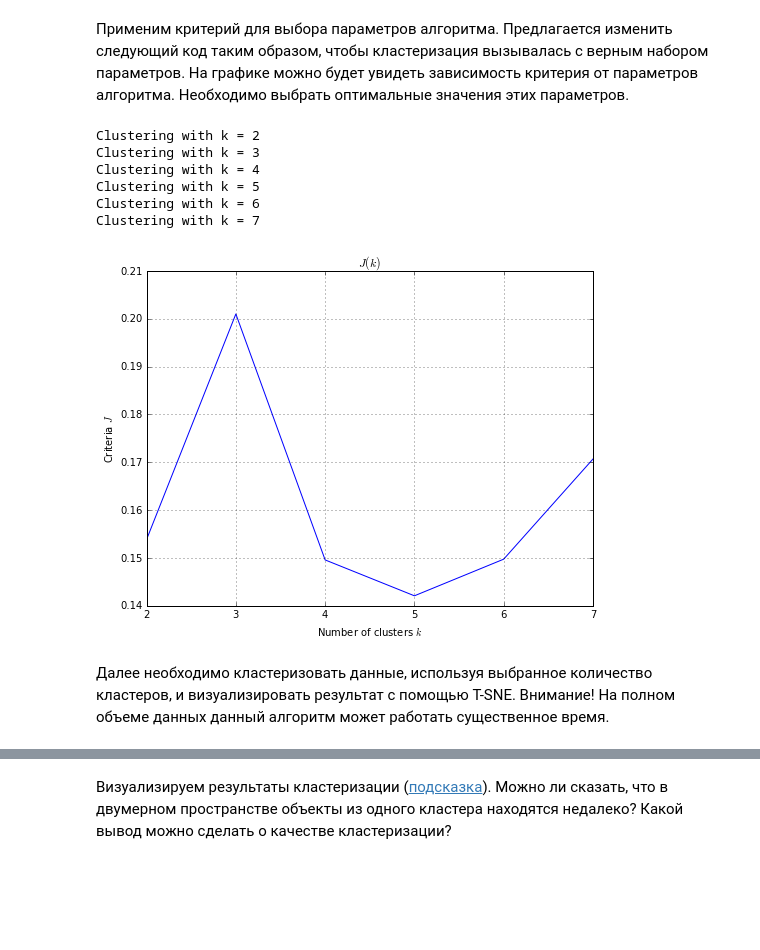
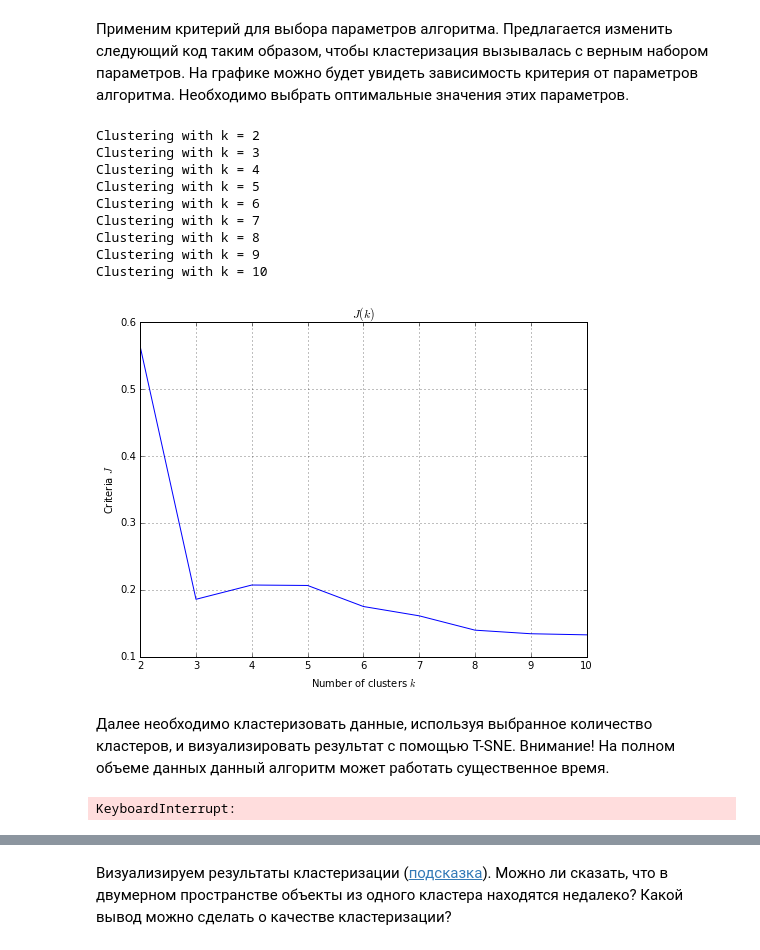
Before and after one commit to ekrivenkov/technosphere_data_mining, a Jupyter notebook: homework-3-krivenkov-egor.ipynb, the cells around one changed output, grey strips where cells are left out. Saved outputs shown, nothing was run; the diff lists cells and outputs as text; code cells hidden in the pictures; blank space fills up the shorter version.

```diff
--- a/homework-3-krivenkov-egor.ipynb
+++ b/homework-3-krivenkov-egor.ipynb
@@ -121,8 +121,8 @@ class Clustering:
                 self.cluster_dist[ind, clusters[i].ind] = self.dist(data, clusters[i].data)
                 self.cluster_dist[clusters[i].ind, ind] = self.cluster_dist[ind, clusters[i].ind]
 
-            if n_clusters % 100 == 0:
-                print n_clusters
+            #if n_clusters % 100 == 0:
+            #    print n_clusters
 
         for i in range(n_clusters):
             for element_index in clusters[i].data:
@@ -206,39 +206,44 @@ def quality(x, y, k):
 # %% [markdown]
 Применим критерий для выбора параметров алгоритма. Предлагается изменить следующий код таким образом, чтобы кластеризация вызывалась с верным набором параметров. На графике можно будет увидеть зависимость критерия от параметров алгоритма. Необходимо выбрать оптимальные значения этих параметров.
 # %%
-ks = range(2, 8)
+ks = range(2, 11)
 criteria = np.zeros(len(ks))
 
-sample = x[np.random.choice(x.shape[0], 1500)]
+sample = x[np.random.choice(x.shape[0], 2000)]
 
 for i, k in enumerate(ks):
     print "Clustering with k = %d" % k
     cls = Clustering(k=k, linkage ="complete")
     y = cls.fit_predict(sample)
     criteria[i] = quality(sample, y, k)
 
 pl.figure(figsize=(8, 6))
 pl.plot(ks, criteria)
 pl.title("$J(k)$")
 pl.ylabel("Criteria $J$")
 pl.xlabel("Number of clusters $k$")
 pl.grid()
 pl.show()
 # %% [output]
 Clustering with k = 2
 Clustering with k = 3
 Clustering with k = 4
 Clustering with k = 5
 Clustering with k = 6
 Clustering with k = 7
+Clustering with k = 8
+Clustering with k = 9
+Clustering with k = 10
-[figure, old version]
+[figure, new version]
 # %% [markdown]
 Далее необходимо кластеризовать данные, используя выбранное количество кластеров, и визуализировать результат с помощью T-SNE. Внимание! На полном объеме данных данный алгоритм может работать существенное время.
 # %%
-sample1 = x[np.random.choice(x.shape[0], 1000)]
+sample1 = x[np.random.choice(x.shape[0], len(x)/2)]
 k = 2
 cls1 = Clustering(k=k, linkage ="complete")
 y1 = cls1.fit_predict(sample1)
+# %% [output]
+KeyboardInterrupt:
 # %%
 sample3 = x[np.random.choice(x.shape[0], len(x)/3)]
 k = 2
```
